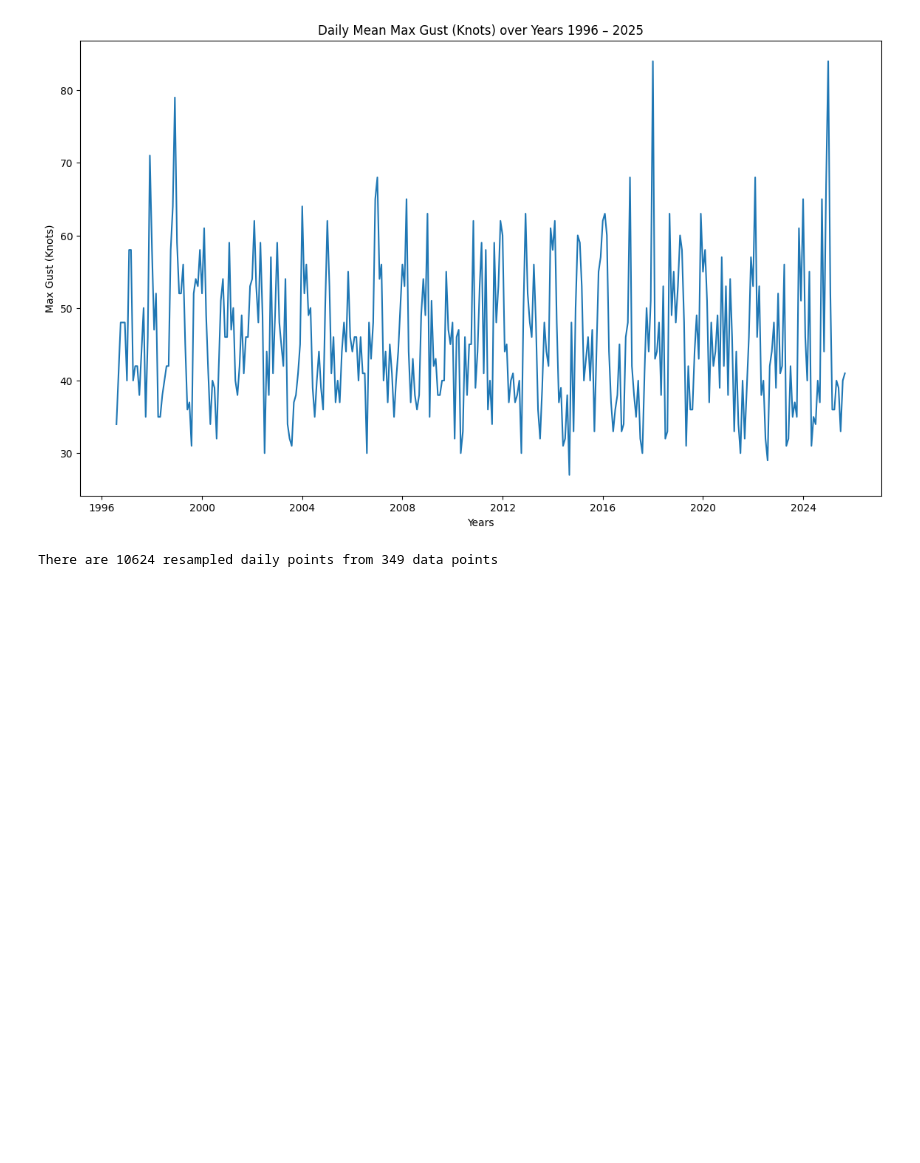
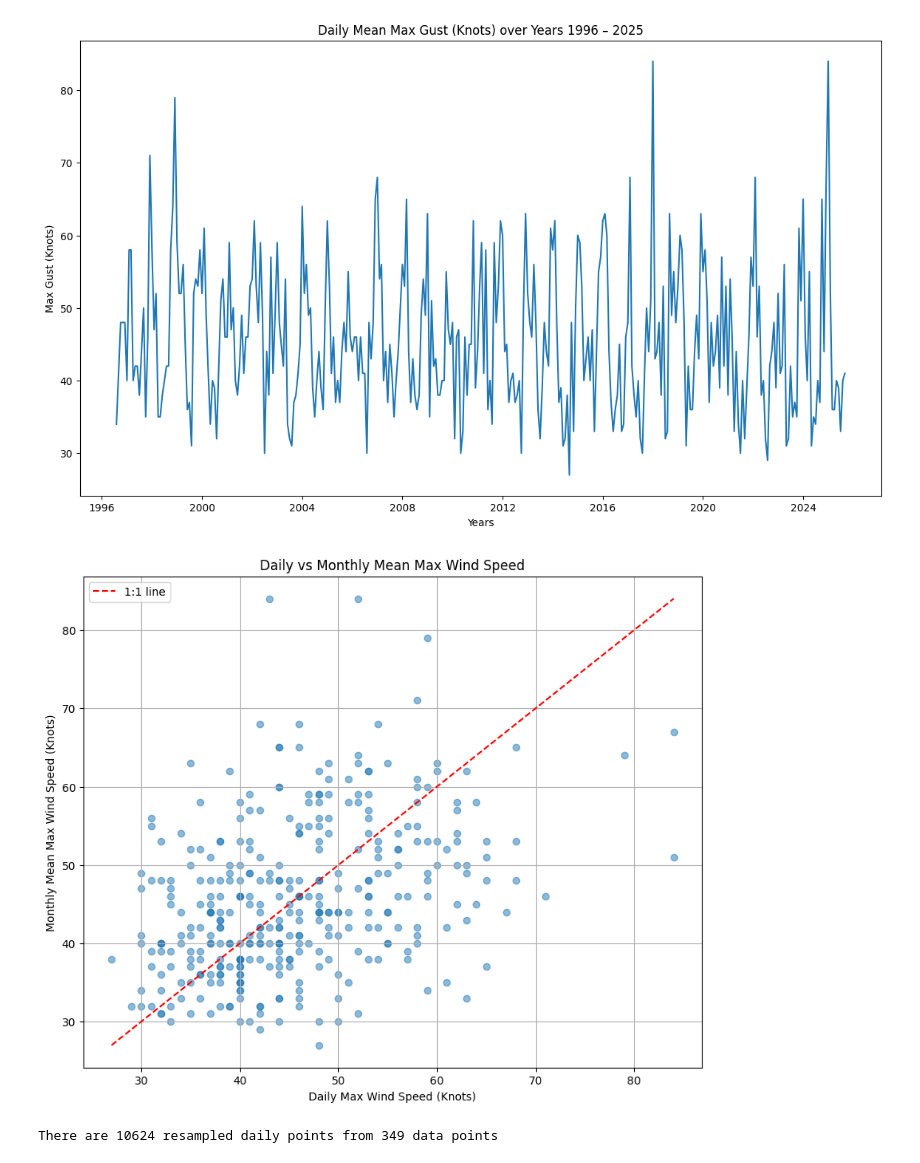
Before and after one commit to fin81985/PFDA-Assignments, a Jupyter notebook: assignment_6_Weather.ipynb, the cells around one changed output. Cells and saved outputs as stored; diff of their text form; code cells hidden in the pictures; blank space fills up the shorter version.

```diff
--- a/assignment_6_Weather.ipynb
+++ b/assignment_6_Weather.ipynb
@@ -249,5 +249,36 @@ plt.show()
 # %% [output]
 There are 10624 resampled daily points from 349 data points
 [figure]
+# %%
+
+
+# Calculate monthly mean of max gust
+mean_month_maxgt = df_indexed['maxgt'].resample('M').mean()
+
+# Resample to monthly frequency and forward fill the monthly values to daily
+monthly_to_daily = mean_month_maxgt.reindex(mean_daily_maxgt.index, method='ffill')
+
+# Remove any NaN values
+mask = ~(mean_daily_maxgt.isna() | monthly_to_daily.isna())
+x = mean_daily_maxgt[mask]
+y = monthly_to_daily[mask]
+
+# Plot
+plt.figure(figsize=(10,8))
+plt.scatter(x, y, alpha=0.5)
+plt.xlabel('Daily Max Wind Speed (Knots)')
+plt.ylabel('Monthly Mean Max Wind Speed (Knots)')
+plt.title('Daily vs Monthly Mean Max Wind Speed')
+plt.grid(True)
+
+# Add a diagonal line for reference
+min_val = min(x.min(), y.min())
+max_val = max(x.max(), y.max())
+plt.plot([min_val, max_val], [min_val, max_val], 'r--', label='1:1 line')
+plt.legend()
+
+plt.show()
+# %% [output]
+[figure, added]
 # %%
 # Calculate max wind speed per day for a month
```
Also changed, not shown: parts of 1 cell of this notebook.
